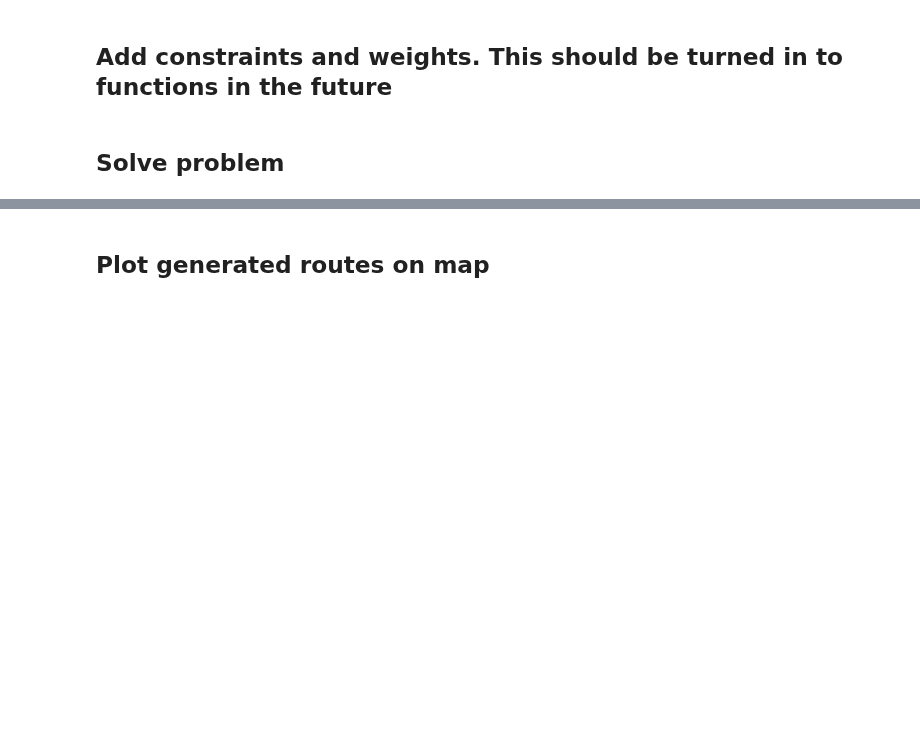
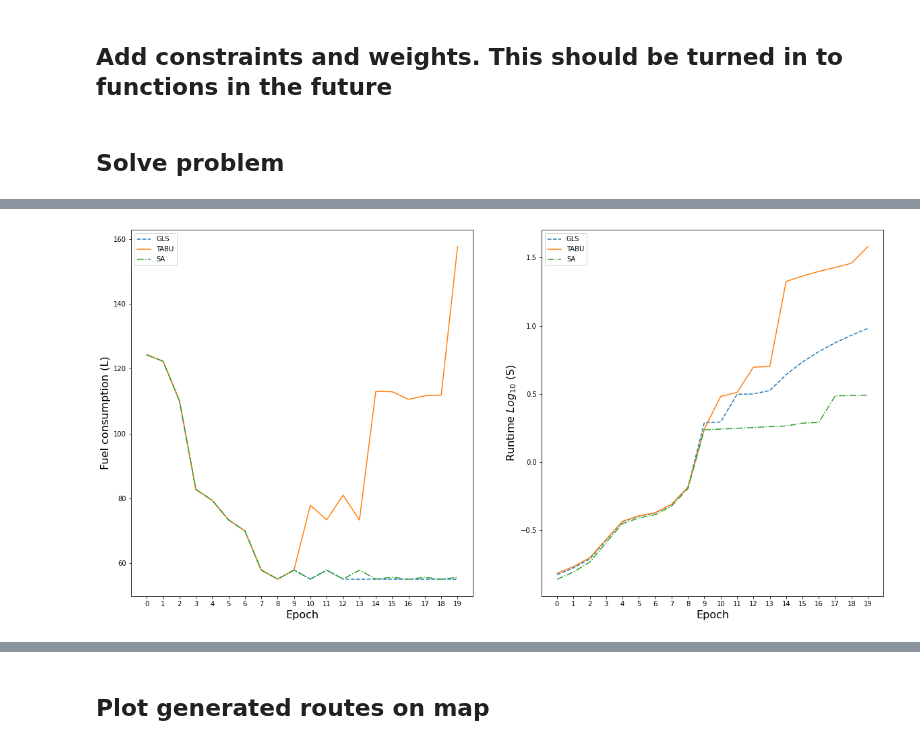
Before and after one commit to kallekj/Explorer, a Jupyter notebook: src/Router.ipynb, the cells around one changed output, grey strips where cells are left out. Drawn from its saved outputs; the diff is of its cells as text; code cells hidden in the pictures; blank space fills up the shorter version.

Commit message:
Extracting intermediate solution

```diff
--- a/src/Router.ipynb
+++ b/src/Router.ipynb
@@ -291,11 +293,0 @@ collector.SolutionCount()
-# %%
-solutions = []
-for solution_number in range(collector.SolutionCount()):
-    sol_dict = {}
-    sol =  collector.Solution(solution_number).IntVarContainer()
-    for x in range(sol.Size()):
-        from_var_str = str(sol.Element(x).Var())
-        from_node = int(from_var_str[5])
-        sol_dict[from_node] = sol.Element(x).Value()
-    solutions.append(sol_dict)
-solutions
@@ -332,0 +294,8 @@ print(get_unary_route_costs(data,["demands"],optimizerSA.get_routes()))
+# %%
+start_time = datetime.now()
+optimizerSA.solve_with_parameters()
+solutions = extract_all_solutions(collector)
+fuel_consumptions_TABU = calulate_search_costs(solutions,fuel_consumption_callback,starts)
+distances_TABU = calulate_search_costs(solutions,distance_callback,starts)
+searchTimes_TABU = list(map(lambda x: (x - start_time).total_seconds(),callback.solutionTimes))
+print("Amount of solutions found during search: {} ".format(collector.SolutionCount()))
@@ -333,3 +327,33 @@ print(get_unary_route_costs(data,["demands"],optimizerSA.get_routes()))
+# %%
+fig, ax = plt.subplots(1, 2,figsize=(20,10))
+import math
+
+y1 = [math.log10(num) for num in searchTimes_GLS]
+y2 = [math.log10(num) for num in searchTimes_TABU]
+y3 = [math.log10(num) for num in searchTimes_SA]
+
+
+
+ax[0].plot(fuel_consumptions_GLS.sum(axis=1),label="GLS",linestyle="--")
+ax[0].plot(fuel_consumptions_TABU.sum(axis=1),label="TABU")
+ax[0].plot(fuel_consumptions_SA.sum(axis=1),label="SA",linestyle="-.")
+ax[0].legend()
+ax[0].set_xticks(range(20))
+ax[0].set_xlabel("Epoch",fontsize=16)
+ax[0].set_ylabel("Fuel consumption (L)",fontsize=16)
+
+ax[1].plot(y1,label="GLS",linestyle="--")
+ax[1].plot(y2,label="TABU")
+ax[1].plot(y3,label="SA",linestyle="-.")
+ax[1].legend()
+ax[1].set_xticks(range(20))
+ax[1].set_xlabel("Epoch",fontsize=16)
+ax[1].set_ylabel("Runtime $Log_{10}$ (S)",fontsize=16)
+
+#plt.plot(fuel_consumptions_GLS,linestyle="--")
+plt.show()
+# %% [output]
+[figure, added]
 # %%
 plot_routes(optimizerSA.get_routes(),points_coordinate,dbf,station_ids = True, here_api=False, api_key=api)
 # %% [output]
```
Also changed, not shown: parts of 23 cells of this notebook, 5 other files.
